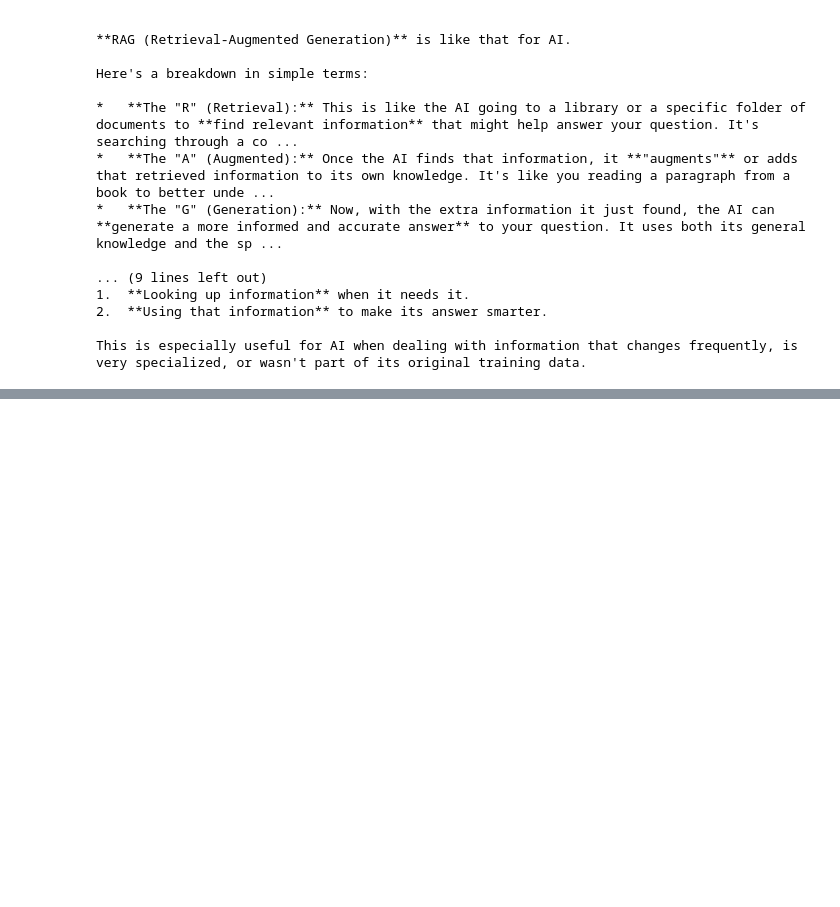
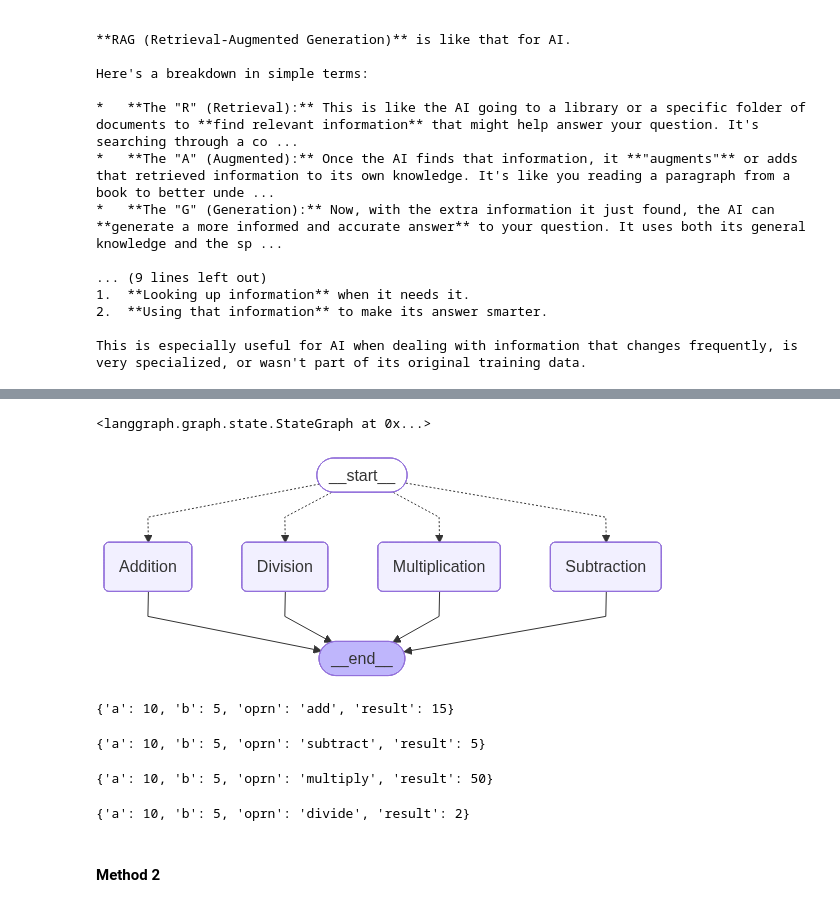
Before and after one commit to NiharikaRaoD/Agentic_AI, a Jupyter notebook: langgraph/mailtoner/gaps.ipynb, the cells around one changed output, grey strips where cells are left out. Saved outputs shown, nothing was run; the diff lists cells and outputs as text; code cells hidden in the pictures; blank space fills up the shorter version.

Commit message:
Conditional Edges Demo

```diff
--- a/langgraph/mailtoner/gaps.ipynb
+++ b/langgraph/mailtoner/gaps.ipynb
@@ -142,0 +166,60 @@ This is especially useful for AI when dealing with information that changes freq
+# %%
+def divide(state: Math) -> Math:
+    state['result'] = state['a'] // state['b']
+    return state
+# %%
+def route(state: Math) -> Literal["Addition", "Subtraction", "Multiplication", "Division"]:
+    if state['oprn'] == "add":
+        return "Addition"
+    elif state['oprn'] == "subtract":
+        return "Subtraction"
+    elif state['oprn'] == "multiply":
+        return "Multiplication"
+    else:
+        return "Division"
+# %%
+math_graph = StateGraph(Math)
+math_graph.add_node("Addition", add)
+math_graph.add_node("Subtraction", subtract)
+math_graph.add_node("Multiplication", multiply)
+math_graph.add_node("Division", divide)
+math_graph.add_conditional_edges(START, route)
+math_graph.add_edge("Addition", END)
+math_graph.add_edge("Subtraction", END)
+math_graph.add_edge("Multiplication", END)
+math_graph.add_edge("Division", END)
+# %% [output]
+<langgraph.graph.state.StateGraph at 0x...>
+# %%
+graph = math_graph.compile()
+# %%
+from IPython.display import Image, display
+display(Image(graph.get_graph().draw_mermaid_png()))
+# %% [output]
+[figure, added]
+# %%
+state = Math(a = 10, b = 5, oprn = 'add')
+result = graph.invoke(state)
+print(result)
+# %% [output]
+{'a': 10, 'b': 5, 'oprn': 'add', 'result': 15}
+# %%
+state = Math(a = 10, b = 5, oprn = 'subtract')
+result = graph.invoke(state)
+print(result)
+# %% [output]
+{'a': 10, 'b': 5, 'oprn': 'subtract', 'result': 5}
+# %%
+state = Math(a = 10, b = 5, oprn = 'multiply')
+result = graph.invoke(state)
+print(result)
+# %% [output]
+{'a': 10, 'b': 5, 'oprn': 'multiply', 'result': 50}
+# %%
+state = Math(a = 10, b = 5, oprn = 'divide')
+result = graph.invoke(state)
+print(result)
+# %% [output]
+{'a': 10, 'b': 5, 'oprn': 'divide', 'result': 2}
+# %% [markdown]
+#### Method 2
```
Also changed, not shown: parts of 8 cells of this notebook, 7 other files.
